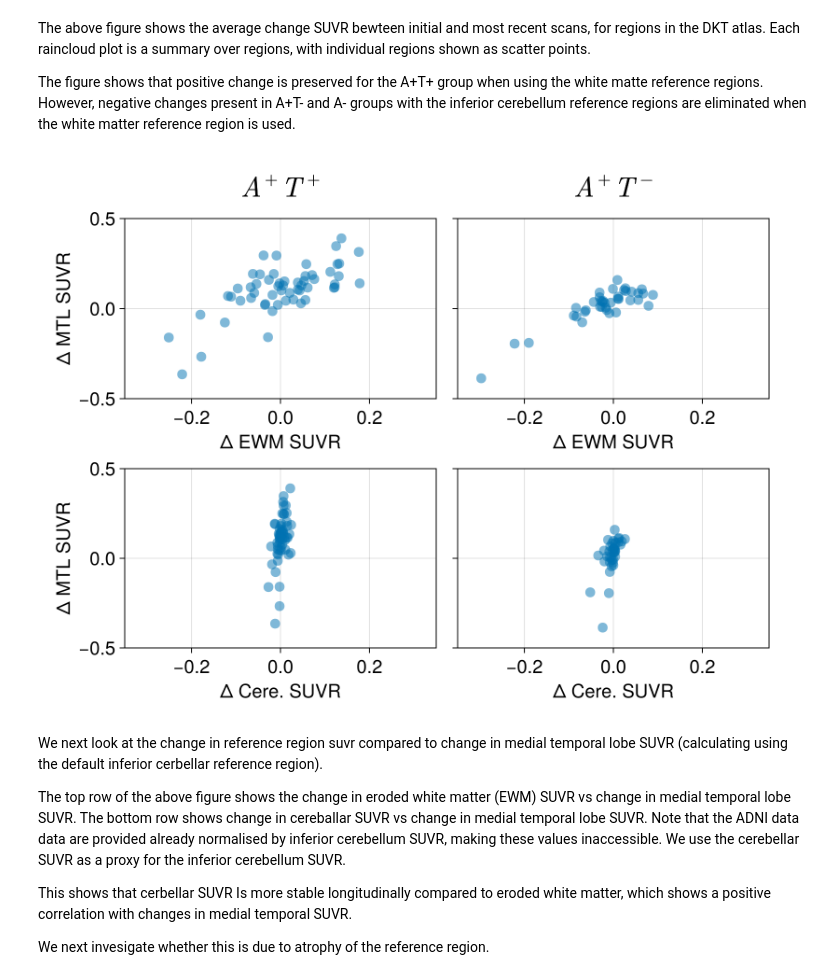
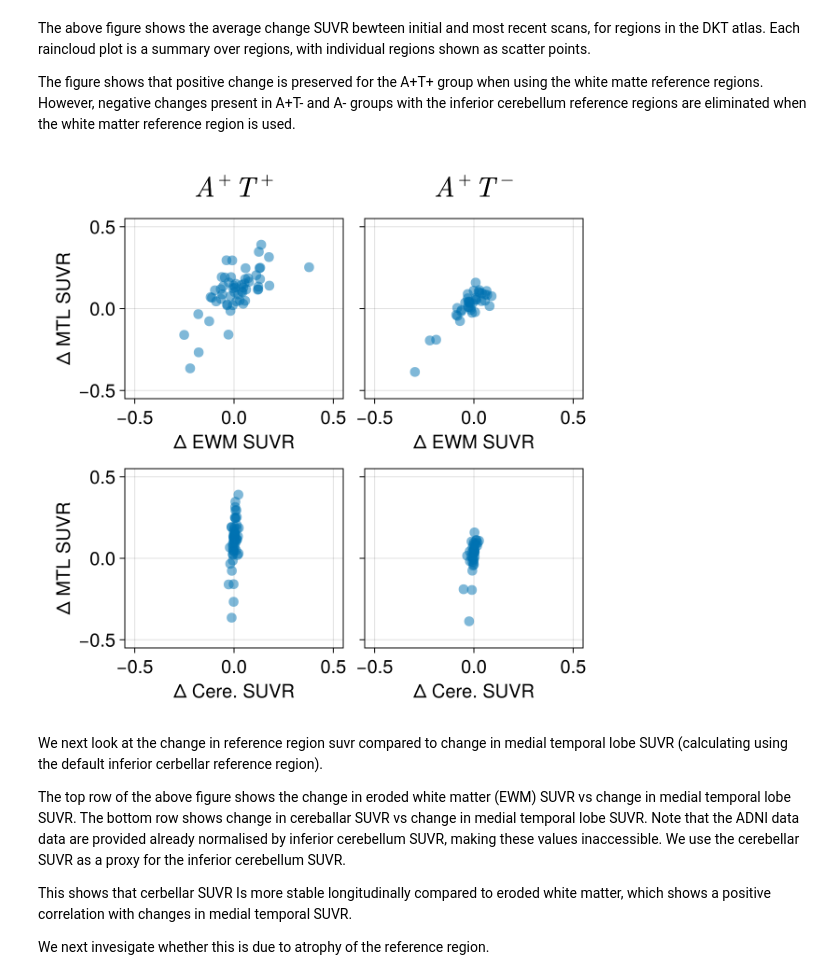
Before and after one commit to PavanChaggar/local-fkpp, a Jupyter notebook: adni/inference/analysis/notebooks/reference_region_analysis.ipynb, the cells around one changed output. Cells and saved outputs as stored; diff of their text form; code cells hidden in the pictures.

Commit message:
updating plots for ref region posteriors

```diff
--- a/adni/inference/analysis/notebooks/reference_region_analysis.ipynb
+++ b/adni/inference/analysis/notebooks/reference_region_analysis.ipynb
@@ -167,59 +167,58 @@ The above figure shows the average change SUVR bewteen initial and most recent s
 
 The figure shows that positive change is preserved for the A+T+ group when using the white matte reference regions. However, negative changes present in A+T- and A- groups with the inferior cerebellum reference regions are eliminated when the white matter reference region is used.
 # %%
-cols = Makie.wong_colors();
 begin
-    f = Figure(size=(800, 600), fontsize=20)
+    f = Figure(size=(600, 600), fontsize=20)
 
     # change white matter reference region SUVR vs
     # change in MTL SUVR with infererior cerbeellum reference region
     # for A+T+
-    ax = Axis(f[1,1], xlabel="Δ EWM SUVR", ylabel="Δ MTL SUVR")
+    ax = Axis(f[1,1], xlabel="Δ EWM SUVR", ylabel="Δ MTL SUVR", xticks=-0.5:0.5:0.5, yticks=-0.5:0.5:0.5)
     Label(f[0,1], L"A^+T^+", tellwidth=false, fontsize=30)
-    xlims!(ax, -0.35, 0.35); ylims!(ax, -0.5, 0.5)
+    xlims!(ax, -0.55, 0.55); ylims!(ax, -0.55, 0.55)
     for (wm, ic) in zip(wm_data[ic_tau_pos_idx], ic_data[ic_tau_pos_idx])
         scatter!(get_diff(get_ref_suvr(wm)), get_diff(vec(mean(calc_suvr(ic)[mtl,:], dims=1))), markersize=15, color=(cols[1], 0.5))
     end
     # change white matter reference region SUVR vs
     # change in MTL SUVR with infererior cerbeellum reference region
     # for A+T-
-    ax = Axis(f[1,2], xlabel="Δ EWM SUVR", ylabel="Δ MTL SUVR")
+    ax = Axis(f[1,2], xlabel="Δ EWM SUVR", ylabel="Δ MTL SUVR",  xticks=-0.5:0.5:0.5, yticks=-0.5:0.5:0.5)
     Label(f[0,2], L"A^+T^-", tellwidth=false, fontsize=30)
-    xlims!(ax, -0.35, 0.35); ylims!(ax, -0.5, 0.5)
+    xlims!(ax, -0.55, 0.55); ylims!(ax, -0.55, 0.55)
     hideydecorations!(ax, ticks=false, grid=false)
     for (wm, ic) in zip(wm_data[ic_tau_neg_idx], ic_data[ic_tau_neg_idx])
         scatter!(get_diff(get_ref_suvr(wm)), get_diff(vec(mean(calc_suvr(ic)[mtl,:], dims=1))), markersize=15, color=(cols[1], 0.5))
     end
 
     # change in cerebellum cortex SUVR vs
     # change in MTL SUVR with infererior cerbeellum reference region
     # for A+T+
-    ax = Axis(f[2,1], xlabel="Δ Cere. SUVR", ylabel="Δ MTL SUVR")
+    ax = Axis(f[2,1], xlabel="Δ Cere. SUVR", ylabel="Δ MTL SUVR",  xticks=-0.5:0.5:0.5, yticks=-0.5:0.5:0.5)
     Label(f[0,1], L"A^+T^+", tellwidth=false, fontsize=30)
-    xlims!(ax, -0.35, 0.35); ylims!(ax, -0.5, 0.5)
+    xlims!(ax, -0.55, 0.55); ylims!(ax, -0.55, 0.55)
     for (cg, ic) in zip(ic_data_with_wm[ic_tau_pos_idx], ic_data[ic_tau_pos_idx])
         scatter!(get_diff(calc_suvr(cg)[end,:]), get_diff(vec(mean(calc_suvr(ic)[mtl,:], dims=1))), markersize=15, color=(cols[1], 0.5))
     end
 
     # change in cerebellum cortex SUVR vs
     # change in MTL SUVR with infererior cerbeellum reference region
     # for A+T-
-    ax = Axis(f[2,2], xlabel="Δ Cere. SUVR", ylabel="Δ MTL SUVR")
+    ax = Axis(f[2,2], xlabel="Δ Cere. SUVR", ylabel="Δ MTL SUVR",  xticks=-0.5:0.5:0.5, yticks=-0.5:0.5:0.5)
     Label(f[0,2], L"A^+T^-", tellwidth=false, fontsize=30)
-    xlims!(ax, -0.35, 0.35); ylims!(ax, -0.5, 0.5)
+    xlims!(ax, -0.55, 0.55); ylims!(ax, -0.55, 0.55)
     hideydecorations!(ax, ticks=false, grid=false)
     # for (d, vol) in zip(wm_data, wm_ref_vols)
     #     scatter!(get_diff(get_ref_suvr(d)), get_diff(vol), color=:blue, markersize=15)
     # end
     for (cg, ic) in zip(ic_data_with_wm[ic_tau_neg_idx], ic_data[ic_tau_neg_idx])
         scatter!(get_diff(calc_suvr(cg)[end,:]), get_diff(vec(mean(calc_suvr(ic)[mtl,:], dims=1))), markersize=15, color=(cols[1], 0.5))
     end
     f
     save(projectdir("visualisation/reference_region/mtl-vs-reference-region.pdf"), f)
 end
 f
 # %% [output]
-[figure, old version]
+[figure, new version]
 # %% [markdown]
 We next look at the change in reference region suvr compared to change in medial temporal lobe SUVR (calculating using the default inferior cerbellar reference region).
 
```
Also changed, not shown: parts of 2 cells of this notebook, 1 other file.
